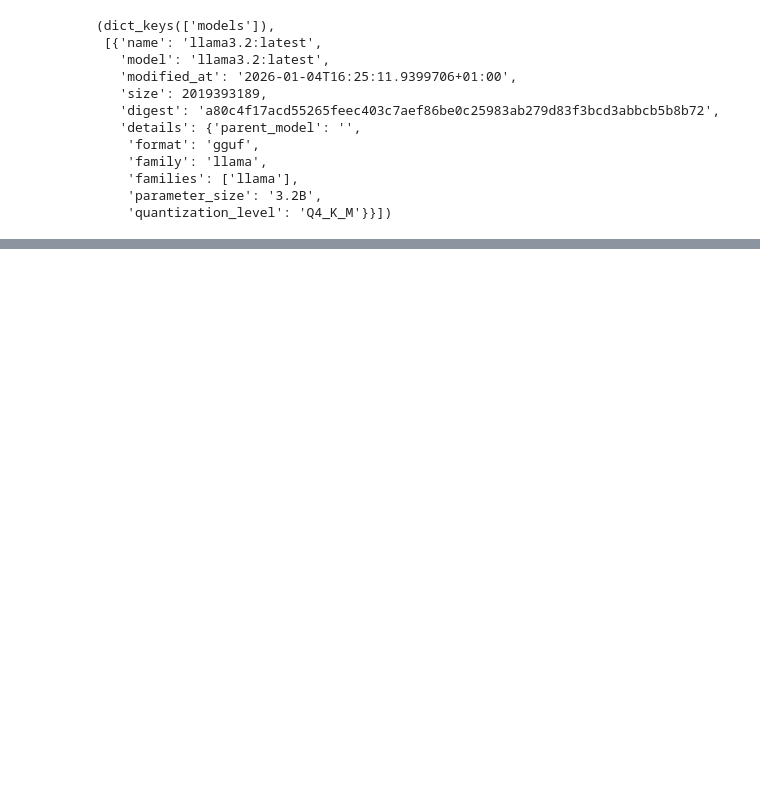
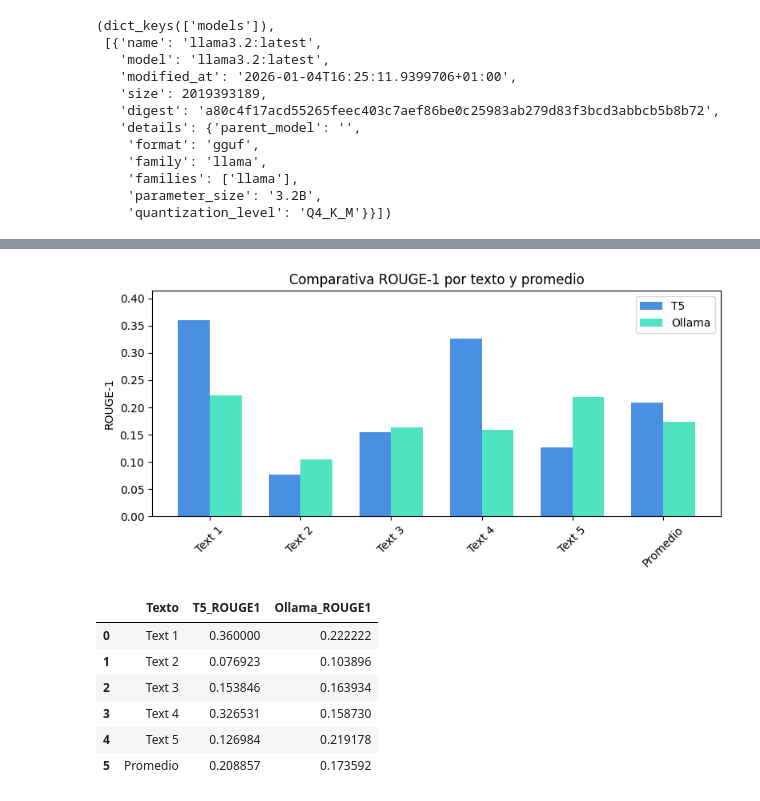
Before and after one commit to MateoPerezSuarez/FinTracker, a Jupyter notebook: src/Segunda_Resolucion/Text_Summarization.ipynb, the cells around one changed output, grey strips where cells are left out. Cells and saved outputs as stored; diff of their text form; code cells hidden in the pictures; blank space fills up the shorter version.

```diff
--- a/src/Segunda_Resolucion/Text_Summarization.ipynb
+++ b/src/Segunda_Resolucion/Text_Summarization.ipynb
@@ -198,9 +272,10 @@ MODEL = "llama3.2"
 
 def ollama_summarize(text: str) -> str:
     prompt = (
-        f"Summarize the following financial news in 2 sentences. "
+        f"Summarize the following text news in 2 sentences without any additional commentary or explanation. "
         f"Focus on the key facts (numbers, dates, actors)."
-        f"Avoid opinions and just output the summary, without any additional commentary.\n\n"
+        f"Avoid opinions and just output the summary.\n\n"
+        f"Don't include any introductory phrases like 'The summary is' or 'In summary', just the plain summary.\n\n"
         f"TEXT:\n{text}\n\nSUMMARY:"
     )
 
@@ -216,5 +291,8 @@ def ollama_summarize(text: str) -> str:
 
 # ejemplo
 summary = ollama_summarize(articulos[0])
+print("[Text]")
+print(articulos[0][:500], "...")
+print("[Summary]")
 print(summary)
 # %% [output]
@@ -236,3 +326,15 @@ models.keys(), models["models"][:1]
     'families': ['llama'],
     'parameter_size': '3.2B',
     'quantization_level': 'Q4_K_M'}}])
+# %%
+summaries_ollama = [ollama_summarize(text) for text in articulos]
+avg_ollama_score, detailed_scores_ollama = calculate_rouge_scores(summaries_ollama, headlines)
+
+print("ROUGE1 Promedio:", avg_ollama_score)
+print("---\n")
+
+for i in range(len(summaries_ollama)):
+    print(f"[Text {i+1}]")
+    print(f"  Headline: {headlines[i]}")
+    print(f"  Resumen:  {summaries_ollama[i]}")
+    print(f"\n ROUGE-1: {detailed_scores_ollama[i]:.4f}")
@@ -238,0 +359,34 @@ models.keys(), models["models"][:1]
+# %%
+import pandas as pd
+import matplotlib.pyplot as plt
+
+# DataFrame con ROUGE-1 por texto y promedio
+scores_df = pd.DataFrame({
+    "Texto": [f"Text {i+1}" for i in range(len(detailed_scores))] + ["Promedio"],
+    "T5_ROUGE1": detailed_scores + [avg_score],
+    "Ollama_ROUGE1": detailed_scores_ollama + [avg_ollama_score],
+})
+
+# Gráfico de barras agrupadas
+plt.figure(figsize=(8, 4))
+width = 0.35
+x = range(len(scores_df))
+plt.bar([i - width/2 for i in x], scores_df["T5_ROUGE1"], width=width, label="T5", color="#4a90e2")
+plt.bar([i + width/2 for i in x], scores_df["Ollama_ROUGE1"], width=width, label="Ollama", color="#50e3c2")
+plt.xticks(list(x), scores_df["Texto"], rotation=45)
+plt.ylabel("ROUGE-1")
+plt.title("Comparativa ROUGE-1 por texto y promedio")
+plt.ylim(0, max(scores_df["T5_ROUGE1"].max(), scores_df["Ollama_ROUGE1"].max()) * 1.15)
+plt.legend()
+plt.tight_layout()
+plt.show()
+scores_df
+# %% [output]
+[figure, added]
+|  | Texto | T5_ROUGE1 | Ollama_ROUGE1 |
+| 0 | Text 1 | 0.360000 | 0.222222 |
+| 1 | Text 2 | 0.076923 | 0.103896 |
+| 2 | Text 3 | 0.153846 | 0.163934 |
+| 3 | Text 4 | 0.326531 | 0.158730 |
+| 4 | Text 5 | 0.126984 | 0.219178 |
+| 5 | Promedio | 0.208857 | 0.173592 |
```
Also changed, not shown: parts of 10 cells of this notebook.
